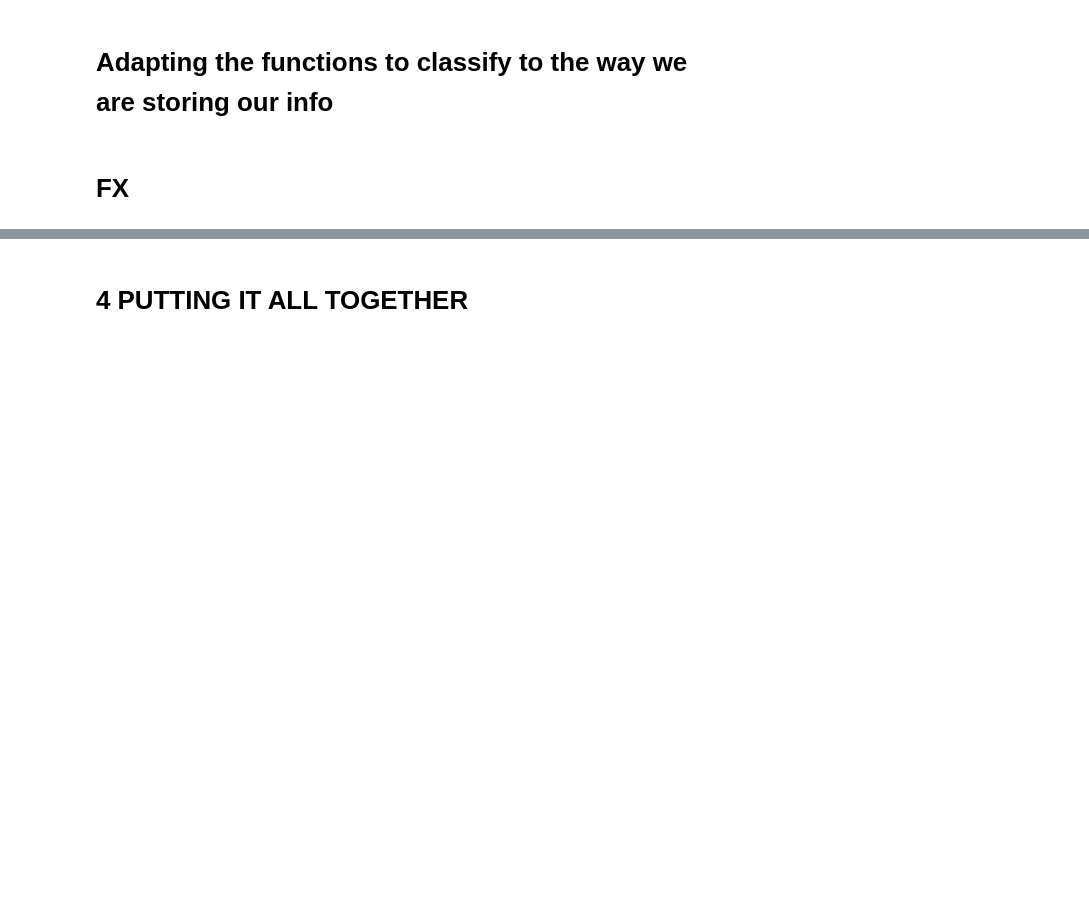
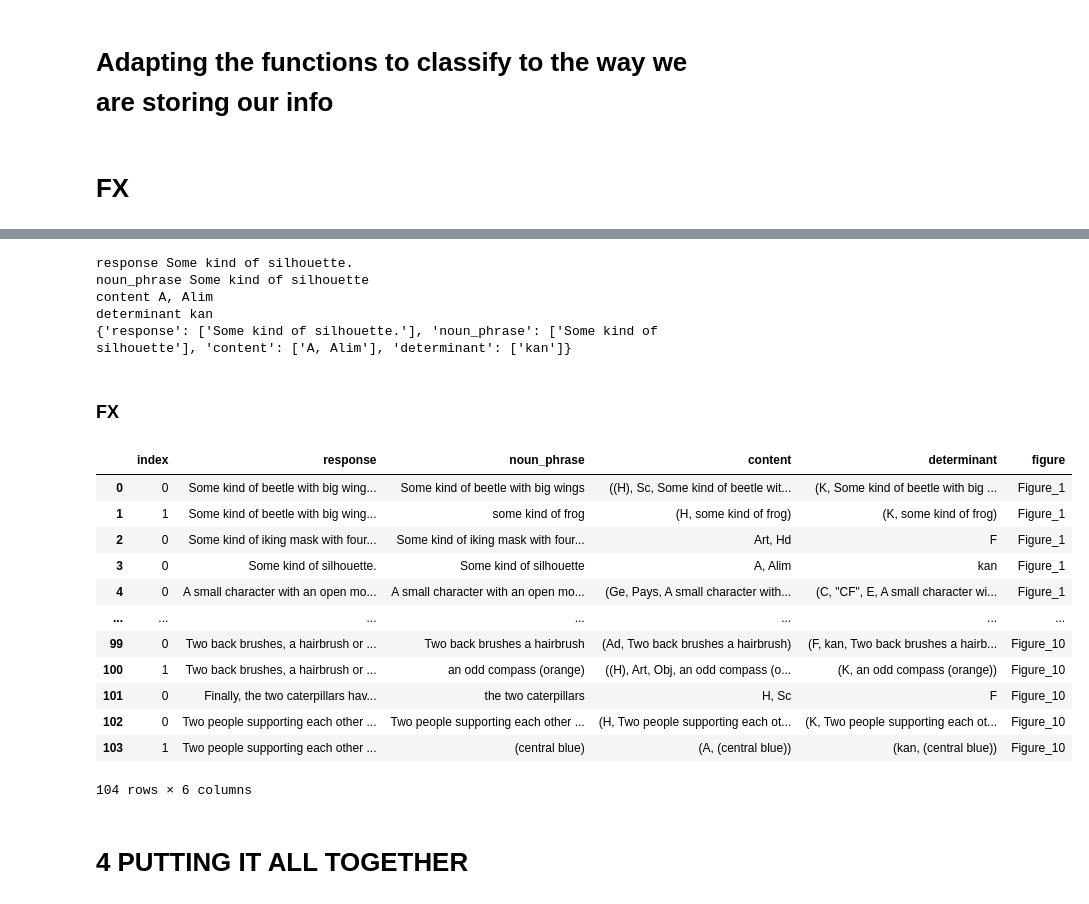
Before and after one commit to alberto-lorente/RorschIA_07-04, a Jupyter notebook: Dev/1. Script_dev_prototype_03-04.ipynb, the cells around one changed output, grey strips where cells are left out. Drawn from its saved outputs; the diff is of its cells as text; code cells hidden in the pictures; blank space fills up the shorter version.

```diff
--- a/Dev/1. Script_dev_prototype_03-04.ipynb
+++ b/Dev/1. Script_dev_prototype_03-04.ipynb
@@ -1071,3 +1083,69 @@ Determinant: [('FE', "A rooster 's head with a crest Fighter plane glider jet en
+# %%
+del example_dict["coordination"]
+for k, v in example_dict.items():
+    print(k, v)
+    example_dict[k] = [v]
+
+print(example_dict)
+df = pd.DataFrame(example_dict)
+# df
+# %% [output]
+response Some kind of silhouette.
+noun_phrase Some kind of silhouette
+content A, Alim
+determinant kan
+{'response': ['Some kind of silhouette.'], 'noun_phrase': ['Some kind of silhouette'], 'content': ['A, Alim'], 'determinant': ['kan']}
+# %%
+final_df = pd.concat([df, df_2])
+# final_df
+# %% [markdown]
+### FX
+# %%
+def get_frame(list_dicts):
+
+    final_df = pd.DataFrame()
+
+    for figure_dict in list_dicts:
+        # print(figure_dict)
+        # print(type(figure_dict))
+        for figure in figure_dict:
+            response_dict = figure_dict[figure] # list of responses
+            # print(response_dict)
+            for individual_response in response_dict:
+                # print(individual_response)
+                try:
+                    del individual_response["coordination"]
+                except:
+                    coord_status = "deleted"
+                individual_response["figure"] = figure
+                # if we dont have consistent scalar values, it will crash
+                try:
+                    response_data = pd.DataFrame(individual_response)
+                except:
+                    for k, v in individual_response.items():
+                        # print(k, v)
+                        individual_response[k] = [v]
+                    response_data = pd.DataFrame(individual_response)
+                final_df = pd.concat([final_df, response_data])
+    final_df = final_df.reset_index()
+
+    return final_df
+# %%
+get_frame(evaluation_2)
+# %% [output]
+|  | index | response | noun_phrase | content | determinant | figure |
+| 0 | 0 | Some kind of beetle with big wing... | Some kind of beetle with big wings | ((H), Sc, Some kind of beetle wit... | (K, Some kind of beetle with big ... | Figure_1 |
+| 1 | 1 | Some kind of beetle with big wing... | some kind of frog | (H, some kind of frog) | (K, some kind of frog) | Figure_1 |
+| 2 | 0 | Some kind of iking mask with four... | Some kind of iking mask with four... | Art, Hd | F | Figure_1 |
+| 3 | 0 | Some kind of silhouette. | Some kind of silhouette | A, Alim | kan | Figure_1 |
+| 4 | 0 | A small character with an open mo... | A small character with an open mo... | (Ge, Pays, A small character with... | (C, "CF", E, A small character wi... | Figure_1 |
+| ... | ... | ... | ... | ... | ... | ... |
+| 99 | 0 | Two back brushes, a hairbrush or ... | Two back brushes a hairbrush | (Ad, Two back brushes a hairbrush) | (F, kan, Two back brushes a hairb... | Figure_10 |
+| 100 | 1 | Two back brushes, a hairbrush or ... | an odd compass (orange) | ((H), Art, Obj, an odd compass (o... | (K, an odd compass (orange)) | Figure_10 |
+| 101 | 0 | Finally, the two caterpillars hav... | the two caterpillars | H, Sc | F | Figure_10 |
+| 102 | 0 | Two people supporting each other ... | Two people supporting each other ... | (H, Two people supporting each ot... | (K, Two people supporting each ot... | Figure_10 |
+| 103 | 1 | Two people supporting each other ... | (central blue) | (A, (central blue)) | (kan, (central blue)) | Figure_10 |
+104 rows × 6 columns
 # %% [markdown]
 # 4 PUTTING IT ALL TOGETHER
 # %% [markdown]
```
Also changed, not shown: parts of 17 cells of this notebook, 19 other files.
